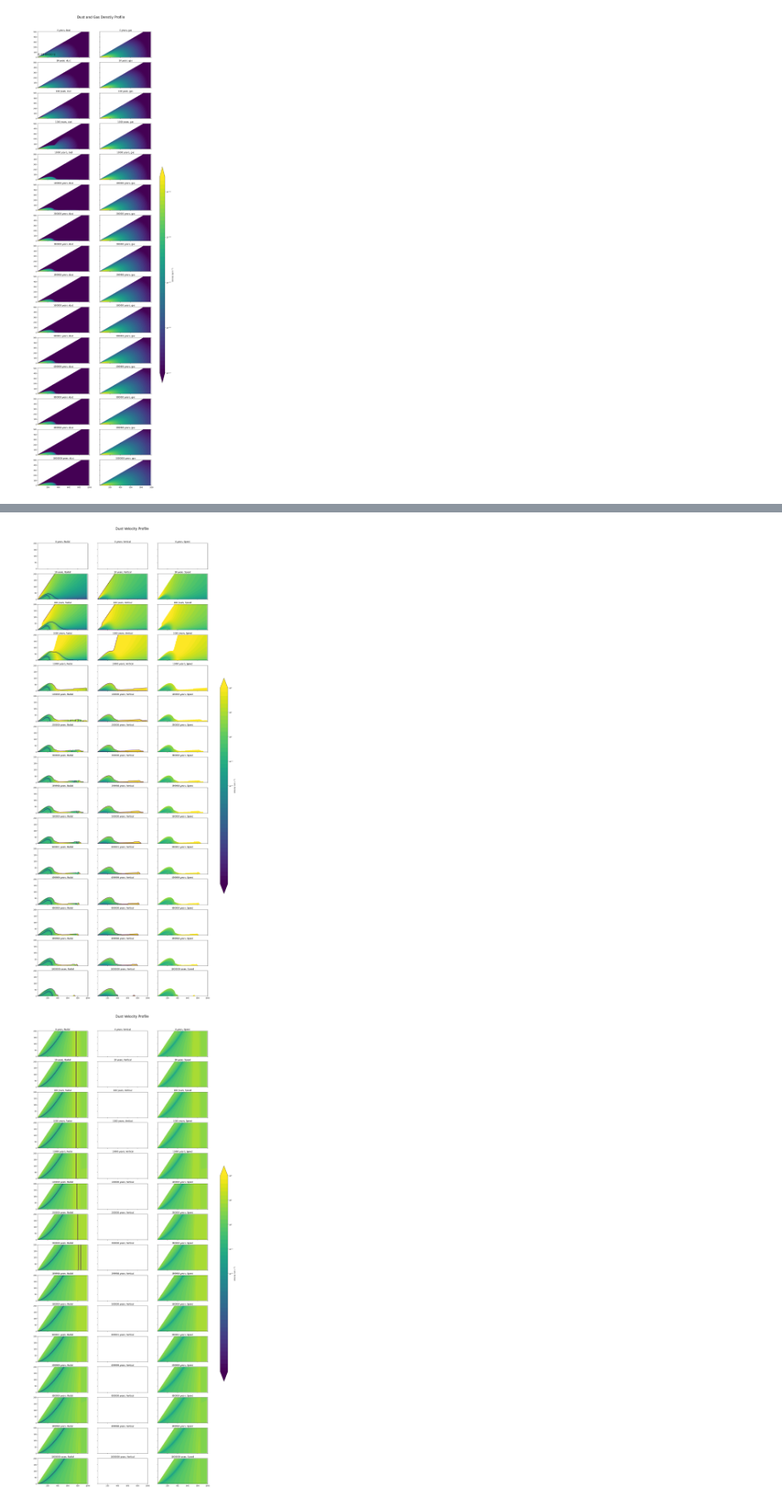
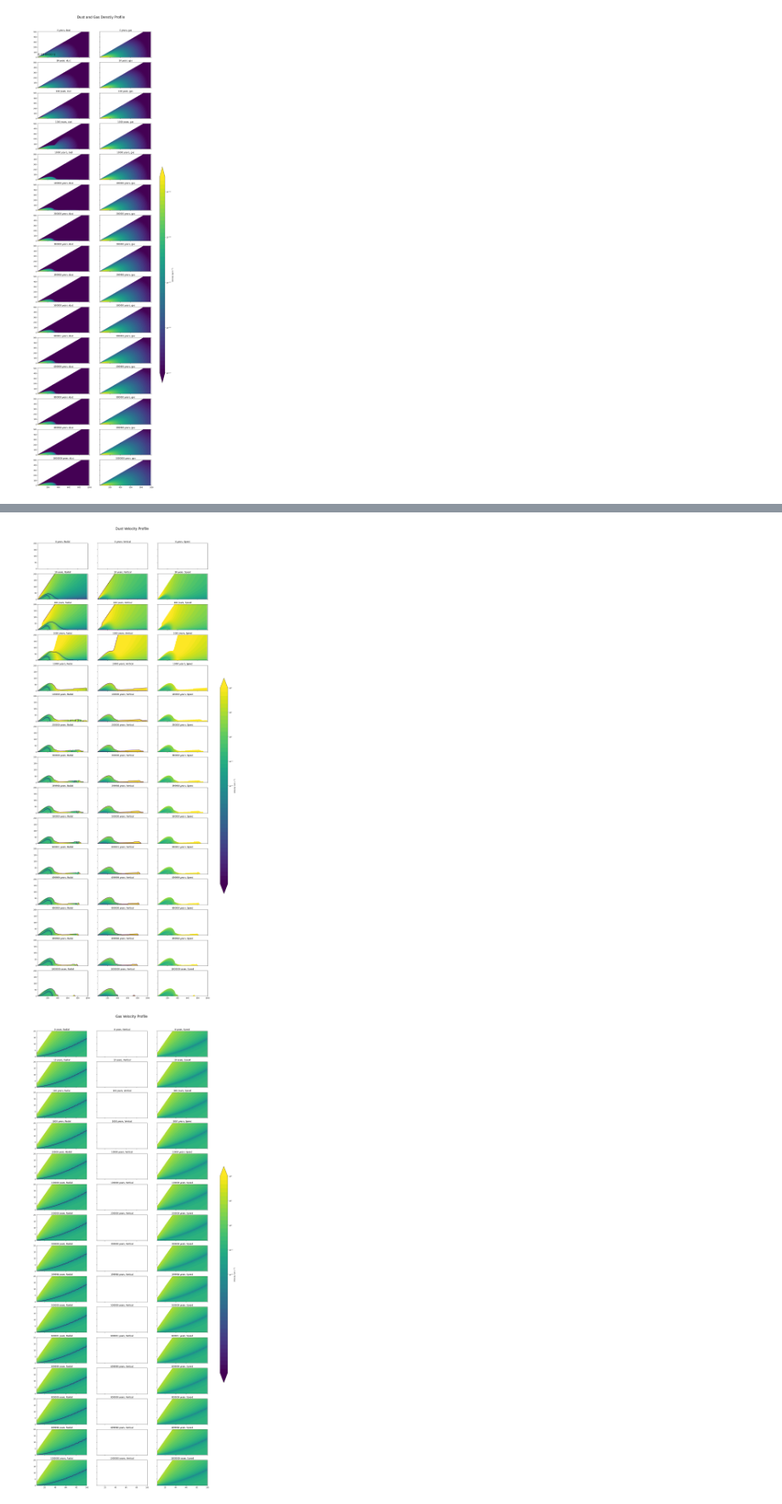
Before and after one commit to srwmills137/cuDisc, a Jupyter notebook: codes/python/plotter.ipynb, the cells around one changed output, grey strips where cells are left out. Shown at 85% size. Drawn from its saved outputs; the diff is of its cells as text; code cells hidden in the pictures.

```diff
--- a/codes/python/plotter.ipynb
+++ b/codes/python/plotter.ipynb
@@ -8,7 +8,7 @@ import matplotlib.pyplot as plt
 Import 2D cuDisc run (steadyTD.cpp)
 """
 
-sim = CuDiscModel("../outputs/isoPD_long")
+sim = CuDiscModel("../outputs/isoPD2D_test")
 
 # Load in grids, densities and temperatures
 
@@ -117,34 +117,34 @@ fig.subplots_adjust(top=0.95)
 fig.suptitle("Dust Velocity Profile", size=20)
 
 plt.show()
 
 fig, ax = plt.subplots(len(ts), 3, figsize=(21, 3*np.size(tsnaps)), sharex=True, sharey=True)
 speed = np.sqrt(gas.vZ**2 + gas.vR**2)
 
 for i in range(0, len(ts)):
     con = ax[i,0].contourf(g.R/au, g.Z/au, np.log10(np.abs(gas.vR[i,:,:])), vel_range, extend='both')
     ax[i,0].contour(g.R/au, g.Z/au, np.sign(gas.vR[i,:,:]), np.array([-1,1]))
     ax[i,0].set_title('%1.0d years, Radial'%(ts[i]//year))
 
     ax[i,1].contourf(g.R/au, g.Z/au, np.log10(np.abs(gas.vZ[i,:,:])), vel_range, extend='both')
     ax[i,1].contour(g.R/au, g.Z/au, np.sign(gas.vZ[i,:,:]), np.array([-1,1]))
     ax[i,1].set_title('%1.0d years, Vertical'%(ts[i]//year))
 
     ax[i,2].contourf(g.R/au, g.Z/au, np.log10(speed[i,:,:]), vel_range, extend='both')
     ax[i,2].set_title('%1.0d years, Speed'%(ts[i]//year))
 
-plt.xlim(5,1000)
-plt.ylim(0,200)
+plt.xlim(5,100)
+plt.ylim(0,20)
 fig.subplots_adjust(right=0.8)
 cbar_ax = fig.add_axes([0.85, 0.3, 0.03, 0.4])
 cbar = fig.colorbar(con, cax=cbar_ax)
 cbar.set_ticks(np.linspace(0,4,num=5))
 cbar.set_ticklabels(["$10^{%d}$"%(x) for x in np.linspace(-4,4,num=5)])
 cbar.set_label(r"Velocity (cm s$^{-1}$)")
 fig.subplots_adjust(top=0.95)
-fig.suptitle("Dust Velocity Profile", size=20)
+fig.suptitle("Gas Velocity Profile", size=20)
 
 plt.show()
 # %% [output]
 [figure]
-[figure, old version]
+[figure, new version]
```
Also changed, not shown: parts of 6 cells of this notebook, 6 other files.
